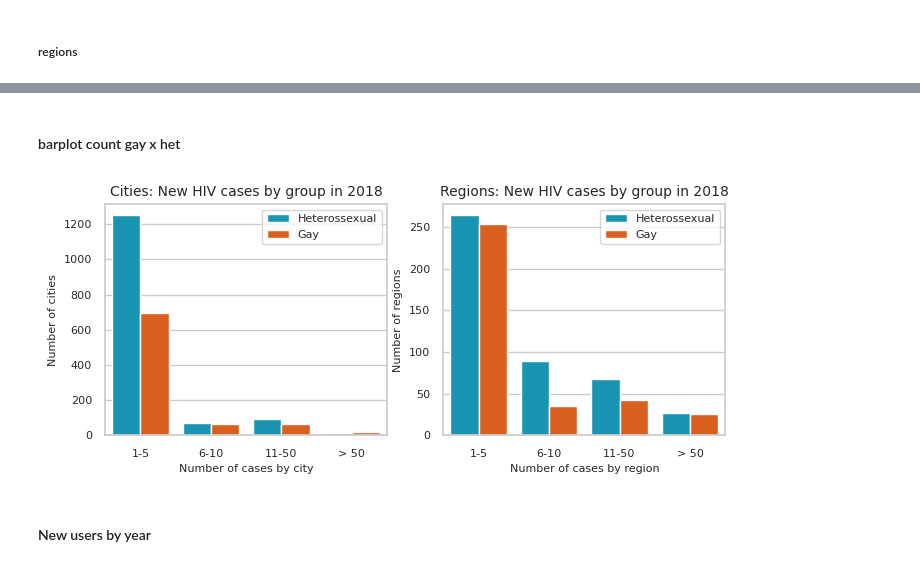
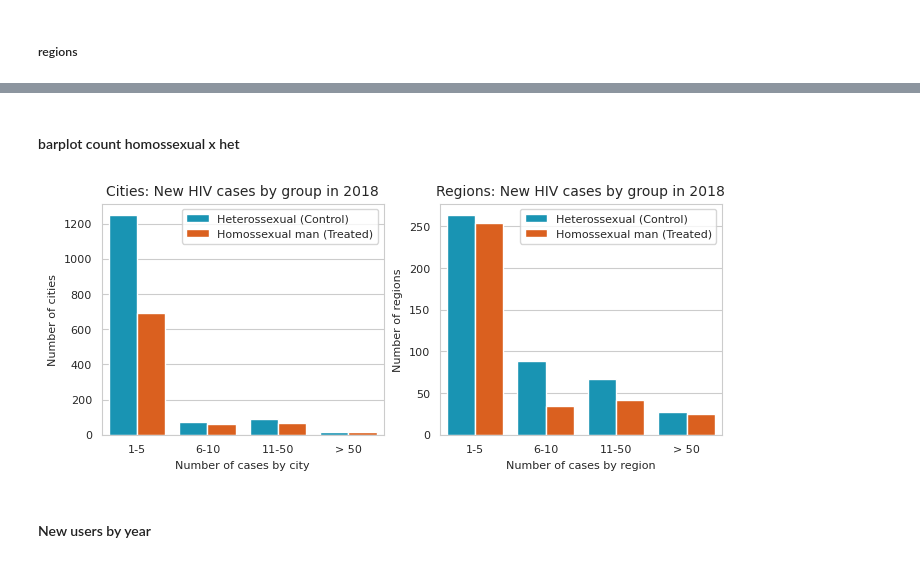
Before and after one commit to rfrade/prep, a Jupyter notebook: graphs_hiv.ipynb, the cells around one changed output, grey strips where cells are left out. Saved outputs shown, nothing was run; the diff lists cells and outputs as text; code cells hidden in the pictures.

```diff
--- a/graphs_hiv.ipynb
+++ b/graphs_hiv.ipynb
@@ -29,9 +55,9 @@ SINGLE_COLOR="#b3c6ff"
 # %% [markdown]
 #### useful functions
 # %%
-def melt_groups(df, cols):
+def melt_groups(df, cols, id_vars=["name","code","year","treated"]):
     # Example: melt_groups(cases, ["hiv_m","hiv_f"])
-    return (df.melt(id_vars=["name","code","year","treated"],
+    return (df.melt(id_vars=id_vars,
                value_vars=cols,
                var_name="group")
           .rename(columns={"variable":"code",
@@ -45,7 +71,7 @@ def binned_data(df, var, dict_hist):
         end = interval[1]
         query = f"{var} >= {start} & {var} <= {end}"
         labels.append(label)
-        value = graph_hist_grouped[label] = df.query(query).shape[0]
+        value = df[label] = df.query(query).shape[0]
         values.append(value)
 
     return pd.DataFrame({"labels":labels, "values":values})
@@ -101,3 +129,10 @@ outcomes_region = (regions
              "new_users":"pct_change"
 })
 )
+#regions = regions.reset_index().set_index("region_code")
+
+outcomes_region = outcomes_region.add_suffix('_pct_change')
+regions = pd.concat([regions, outcomes_region], axis=1).reset_index().set_index("region_code")
+
+regions["hiv_het_pct_change_follow_year"] = regions.shift(-1)["hiv_het_pct_change"]
+regions["hiv_homo_pct_change_follow_year"] = regions.shift(-1)["hiv_homo_pct_change"]
@@ -104,5 +155,5 @@ outcomes_region = (regions
 # %% [markdown]
-#### barplot count gay x het
+#### barplot count homossexual x het
 # %%
 dict_hist = {
     "1-5":  [1,5],
@@ -111,55 +162,56 @@ dict_hist = {
     "> 50": [50,100000]
 }
 
-het_count_hist = binned_data(cases.query("year == 2018"), "hiv_het", dict_hist)
-gay_count_hist = binned_data(cases.query("year == 2018"), "hiv_homo", dict_hist)
+het_count_hist = binned_data(cities.query("year == 2018"), "hiv_het", dict_hist)
+gay_count_hist = binned_data(cities.query("year == 2018"), "hiv_homo", dict_hist)
 
-het_count_hist["group"] = "Heterossexual"
-gay_count_hist["group"] = "Gay"
+het_count_hist["group"] = label_het
+gay_count_hist["group"] = label_gay
 
-hist_count = pd.concat([het_count_hist, gay_count_hist])
+
+hist_count_cities = pd.concat([het_count_hist, gay_count_hist])
 
 ##### CITIES
 
 fig, ax = plt.subplots(figsize=(8,3))
 plt.subplot(1, 2, 1)
-g = sns.barplot(hist_count,
+g = sns.barplot(hist_count_cities,
              x="labels", y="values", hue="group",
                 palette=palette_hetgay,
                 hue_order=order_hetgay)
 
 plt.title("Cities: New HIV cases by group in 2018",fontsize=10)
 sns.move_legend(g, "upper right", title="",fontsize=8)
 plt.ylabel("Number of cities")
 plt.xlabel("Number of cases by city")
 
 
 ##### REGION
 
 plt.subplot(1, 2, 2)
 het_count_hist = binned_data(regions.query("year == 2018"), "hiv_het", dict_hist)
 gay_count_hist = binned_data(regions.query("year == 2018"), "hiv_homo", dict_hist)
 
-het_count_hist["group"] = "Heterossexual"
-gay_count_hist["group"] = "Gay"
+het_count_hist["group"] = label_het
+gay_count_hist["group"] = label_gay
 
-hist_count = pd.concat([het_count_hist, gay_count_hist])
+hist_count_region = pd.concat([het_count_hist, gay_count_hist])
 
 #fig, ax = plt.subplots(figsize=(20,10))
-g = sns.barplot(hist_count,
+g = sns.barplot(hist_count_region,
              x="labels", y="values", hue="group",
              palette=palette_hetgay,
              hue_order=order_hetgay)
 
 plt.title("Regions: New HIV cases by group in 2018",fontsize=10)
 sns.move_legend(g, "upper right", title="",fontsize=8)
 plt.ylabel("Number of regions")
 plt.xlabel(f"Number of cases by region")
 
 plt.savefig("results_graphs/new_cases_by_city_region.png",
                bbox_inches='tight')
 plt.show()
 # %% [output]
-[figure, old version]
+[figure, new version]
 # %% [markdown]
 #### New users by year
```
Also changed, not shown: parts of 52 cells of this notebook, 8 other files.
